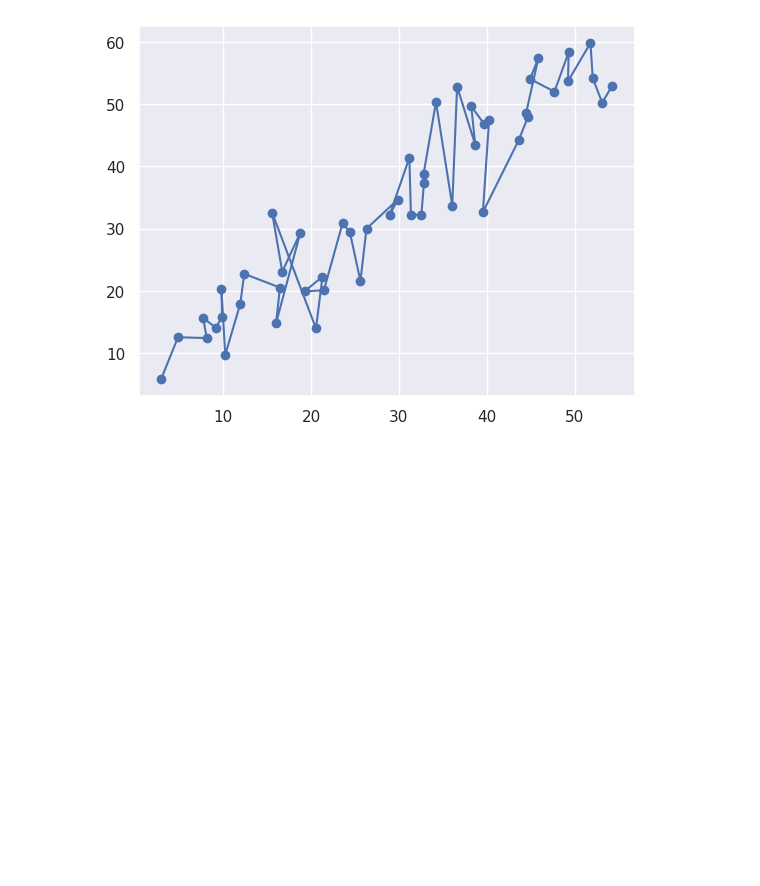
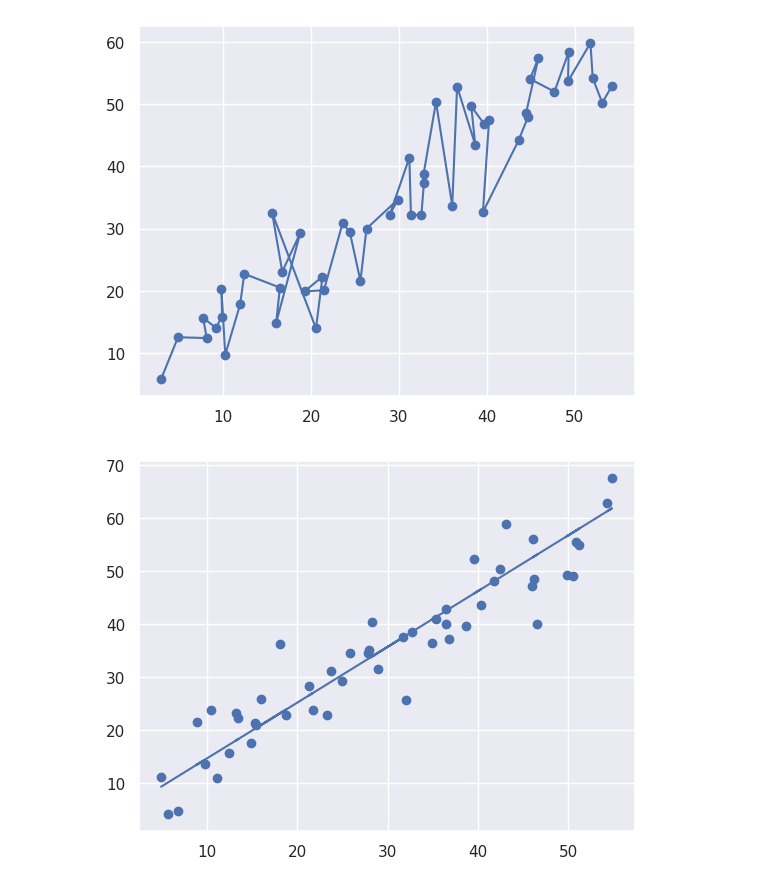
Before and after one commit to setran11/ds1002-mnd4up, a Jupyter notebook: homework/week-12.ipynb, the cells around one changed output. Cells and saved outputs as stored; diff of their text form; code cells hidden in the pictures; blank space fills up the shorter version.

```diff
--- a/homework/week-12.ipynb
+++ b/homework/week-12.ipynb
@@ -70,3 +70,26 @@ plt.scatter(x, y)
 plt.show()
 # %% [output]
 [figure]
+# %%
+""" CORRECTIONS """
+
+import matplotlib.pyplot as plt
+import numpy as np
+import pandas as pd
+
+num_points = 50
+x = 5 + np.arange(num_points) + np.random.randn(num_points)
+y = 10 + np.arange(num_points) + 5 * np.random.randn(num_points)
+
+import seaborn as sns
+sns.set()
+
+# create trendline
+plt.scatter(x, y)
+
+z = np.polyfit(x, y, 1)
+plt.plot(x,p(x))
+
+plt.show()
+# %% [output]
+[figure, added]
```
Also changed, not shown: parts of 1 cell of this notebook.
